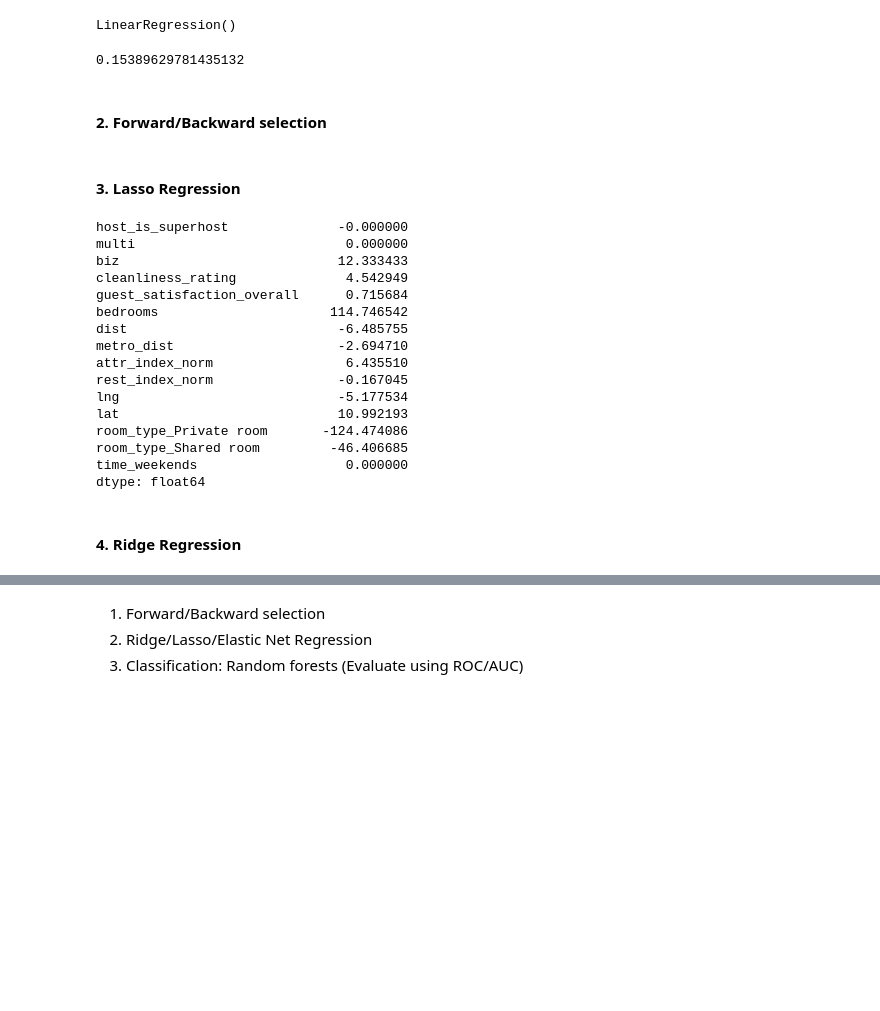
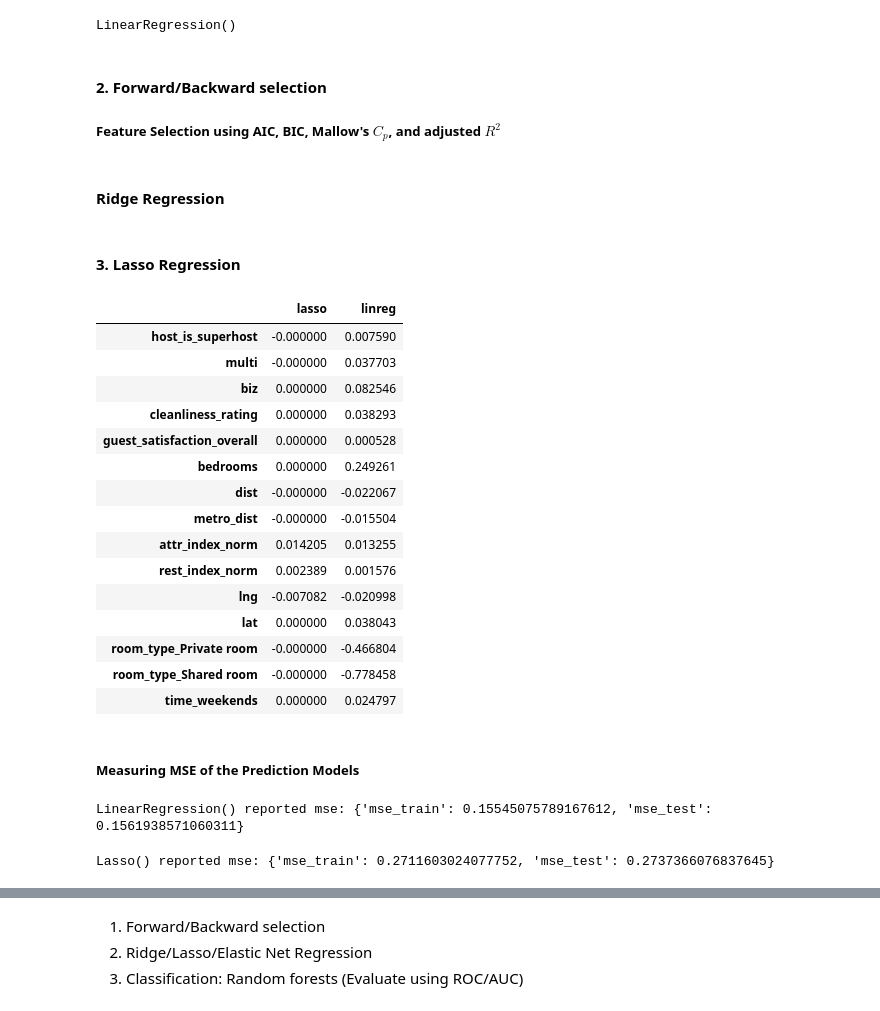
Before and after one commit to Hrithik0015/ECON323_Project, a Jupyter notebook: Project_Report.ipynb, the cells around one changed output, grey strips where cells are left out. Drawn from its saved outputs; the diff is of its cells as text; code cells hidden in the pictures; blank space fills up the shorter version.

```diff
--- a/Project_Report.ipynb
+++ b/Project_Report.ipynb
@@ -205,10 +203,9 @@ airbnb_ols.fit(X, Y)
 # print(airbnb_ols.summary())
 # %% [output]
 LinearRegression()
-# %%
-new_mse = metrics.mean_squared_error(y_test, airbnb_ols.predict(x_test))
-new_mse
-# %% [output]
-0.15389629781435132
 # %% [markdown]
 #### 2. Forward/Backward selection
+
+##### Feature Selection using AIC, BIC, Mallow's $C_p$, and adjusted $R^2$
+# %% [markdown]
+#### Ridge Regression
@@ -217,29 +216,29 @@ new_mse
 # %%
 # LassoCV exploits special structure of lasso problem to minimize CV more efficiently
 lasso = linear_model.LassoCV(cv=5).fit(x_train,y_train)
 -np.log10(lasso.alpha_) # should roughly = minimizer on graph, not exactly equal due to random splitting
 
 lasso_model = linear_model.Lasso()
-lasso_model.fit(X, y)
+lasso_model.fit(X, Y)
 
 lasso_coefs = pd.Series(dict(zip(list(x_train), lasso_model.coef_)))
-lasso_coefs
+lr_coefs = pd.Series(dict(zip(list(X), airbnb_ols.coef_)))
+coefs = pd.DataFrame(dict(lasso=lasso_coefs, linreg=lr_coefs))
+coefs
 # %% [output]
-host_is_superhost              -0.000000
-multi                           0.000000
-biz                            12.333433
-cleanliness_rating              4.542949
-guest_satisfaction_overall      0.715684
-bedrooms                      114.746542
-dist                           -6.485755
-metro_dist                     -2.694710
-attr_index_norm                 6.435510
-rest_index_norm                -0.167045
-lng                            -5.177534
-lat                            10.992193
-room_type_Private room       -124.474086
-room_type_Shared room         -46.406685
-time_weekends                   0.000000
-dtype: float64
+|  | lasso | linreg |
+| host_is_superhost | -0.000000 | 0.007590 |
+| multi | -0.000000 | 0.037703 |
+| biz | 0.000000 | 0.082546 |
+| cleanliness_rating | 0.000000 | 0.038293 |
+| guest_satisfaction_overall | 0.000000 | 0.000528 |
+| bedrooms | 0.000000 | 0.249261 |
+| dist | -0.000000 | -0.022067 |
+| metro_dist | -0.000000 | -0.015504 |
+| attr_index_norm | 0.014205 | 0.013255 |
+| rest_index_norm | 0.002389 | 0.001576 |
+| lng | -0.007082 | -0.020998 |
+| lat | 0.000000 | 0.038043 |
+| room_type_Private room | -0.000000 | -0.466804 |
+| room_type_Shared room | -0.000000 | -0.778458 |
+| time_weekends | 0.000000 | 0.024797 |
-# %% [markdown]
-#### 4. Ridge Regression
@@ -247,0 +245,20 @@ dtype: float64
+# %% [markdown]
+##### Measuring MSE of the Prediction Models
+# %%
+#defining function to report mse values for models
+def fit_and_report_mses(mod, X_train, X_test, y_train, y_test):
+    mod.fit(X_train, y_train)
+    report = dict(
+        mse_train=metrics.mean_squared_error(y_train, mod.predict(X_train)),
+        mse_test=metrics.mean_squared_error(y_test, mod.predict(X_test))
+    )
+    return print(f"{mod} reported mse: {report}")
+
+
+fit_and_report_mses(linear_model.LinearRegression(), x_train, x_test, y_train, y_test)
+# %% [output]
+LinearRegression() reported mse: {'mse_train': 0.15545075789167612, 'mse_test': 0.1561938571060311}
+# %%
+fit_and_report_mses(linear_model.Lasso(), x_train, x_test, y_train, y_test)
+# %% [output]
+Lasso() reported mse: {'mse_train': 0.2711603024077752, 'mse_test': 0.2737366076837645}
```
Also changed, not shown: parts of 12 cells of this notebook.
